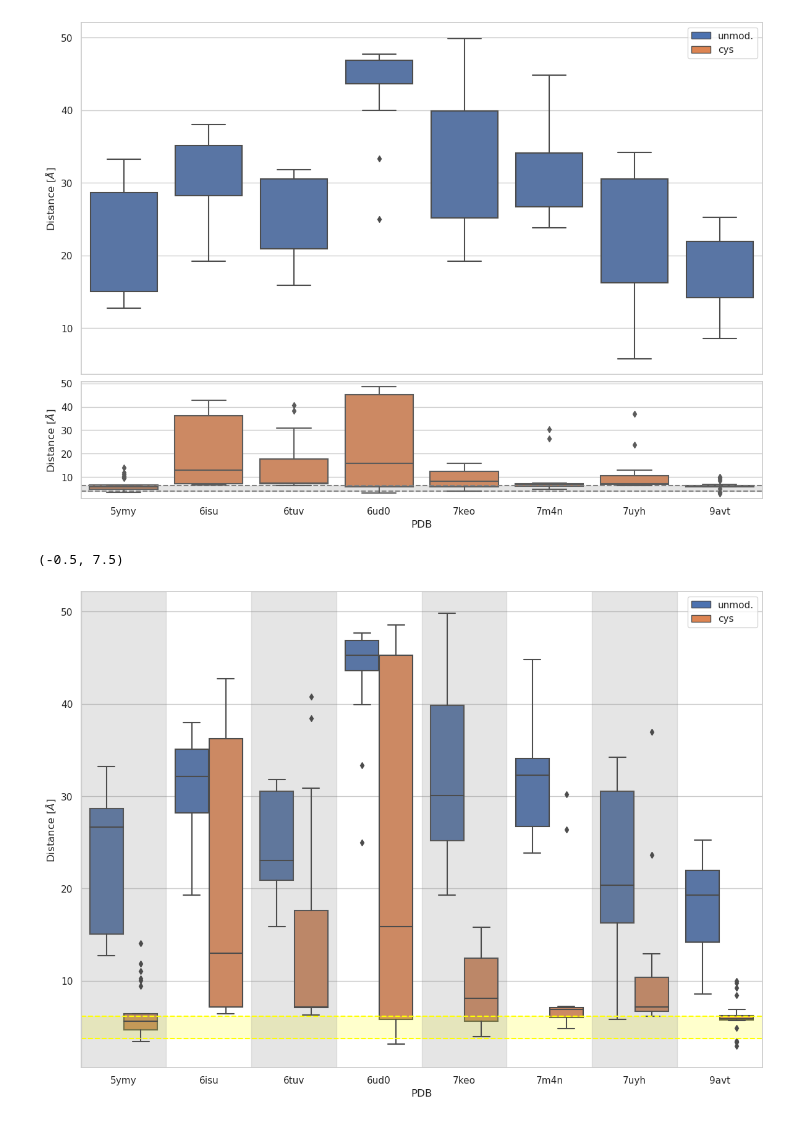
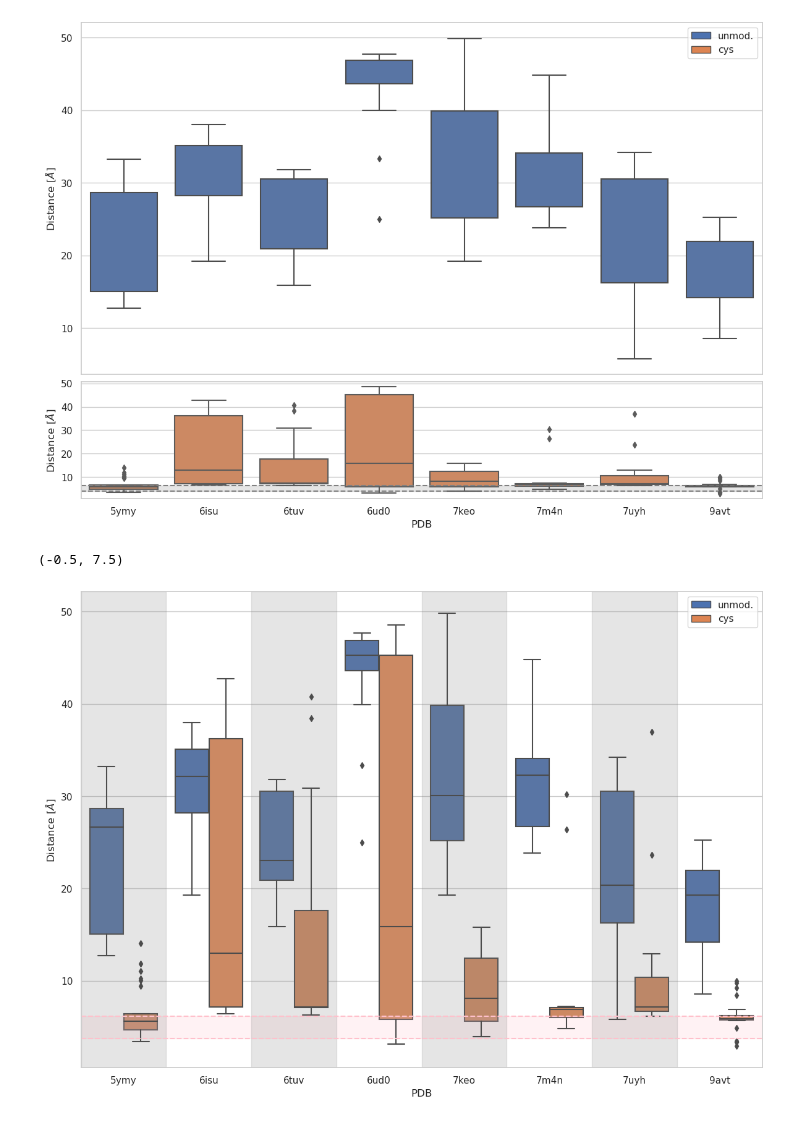
Before and after one commit to bio-phys/polyUb-AF, a Jupyter notebook: AF2.3/analysis_isopeptide_length_ubs_af2.ipynb, the cells around one changed output. Saved outputs shown, nothing was run; the diff lists cells and outputs as text; code cells hidden in the pictures.

Commit message:
Replace analysis_isopeptide_length_ubs_af2.ipynb - changed color of exp. ref. to pink (from yellow)

```diff
--- a/AF2.3/analysis_isopeptide_length_ubs_af2.ipynb
+++ b/AF2.3/analysis_isopeptide_length_ubs_af2.ipynb
@@ -327,34 +327,34 @@ seaborn.set(style="whitegrid")
 
 
 ax = seaborn.boxplot(x="PDB", y="distance", hue="bond", hue_order=["no", "yes"], data=df)
 ax.set_ylabel(r'Distance [$\AA$]')
 ax.set_xlabel("PDB")
 ax.legend(title=None, labels=["unmod.", 'cys'])
 leg = ax.get_legend()
 leg.legendHandles[0].set_facecolor(colors[0])
 leg.legendHandles[1].set_facecolor(colors[1])
 leg.legendHandles[0].set_linewidth(1)
 leg.legendHandles[1].set_linewidth(1)
 
-ax.axhspan(ref_merged.min(), ref_merged.max(), color='yellow', alpha=0.2)
-ax. axhline(y=ref_merged.min(), color='yellow', linestyle='--', label='y=10')
-ax. axhline(y=ref_merged.max(), color='yellow', linestyle='--', label='y=10')
+ax.axhspan(ref_merged.min(), ref_merged.max(), color='pink', alpha=0.2)
+ax. axhline(y=ref_merged.min(), color='pink', linestyle='--', label='y=10')
+ax. axhline(y=ref_merged.max(), color='pink', linestyle='--', label='y=10')
 
 limits = ax.get_xlim()
 print (limits)
 ax.axvspan(-0.5, 0.5, color='gray', alpha=0.2)
 ax.axvspan( 1.5, 2.5, color='gray', alpha=0.2)
 ax.axvspan( 3.5, 4.5, color='gray', alpha=0.2)
 ax.axvspan( 5.5, 6.5, color='gray', alpha=0.2)
 ax.axvspan( 7.5, 8.5, color='gray', alpha=0.2)
 ax.set_xlim(limits)
 
 
 # Fill using the PDB disulfide lengths
 
 plt.savefig("AF2.3-isopeptide-bonds.svg", bbox_inches=0, transparent=True)
 plt.savefig("AF2.3-isopeptide-bonds.png", bbox_inches=0, transparent=True)
 plt.show()
 # %% [output]
 (-0.5, 7.5)
-[figure, old version]
+[figure, new version]
```
